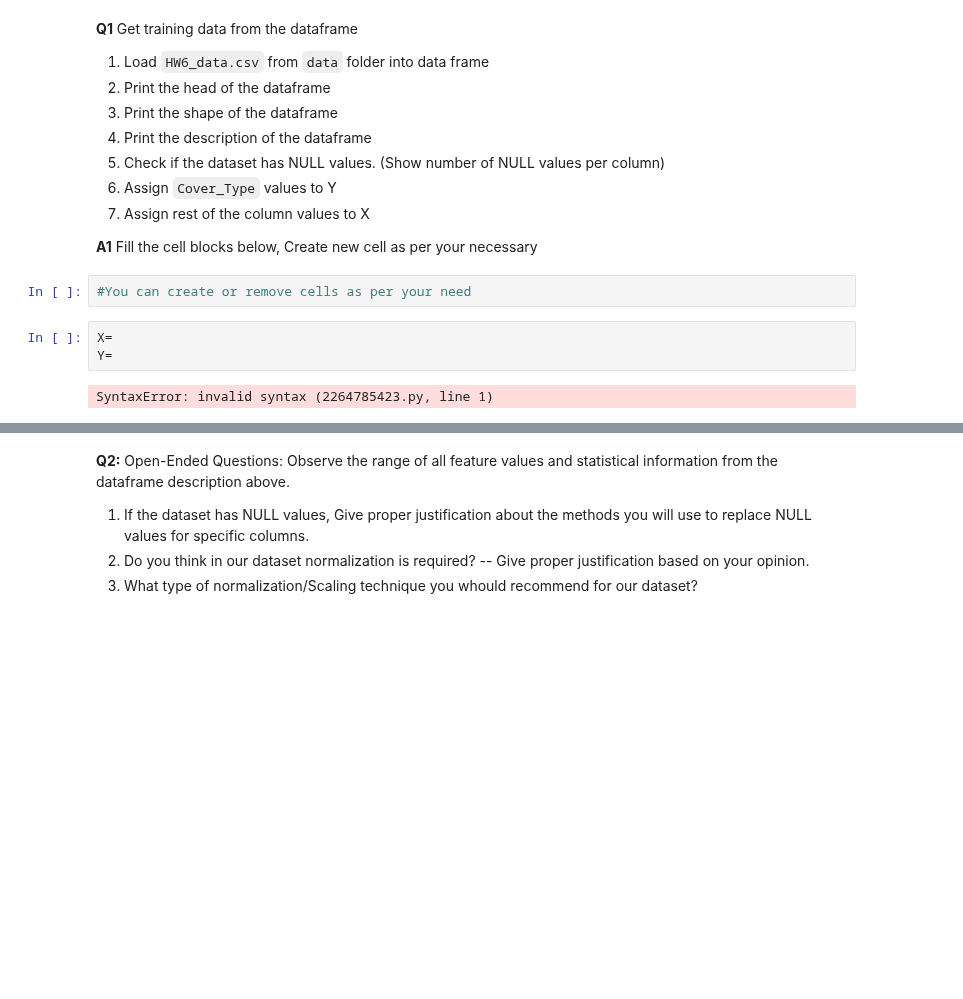
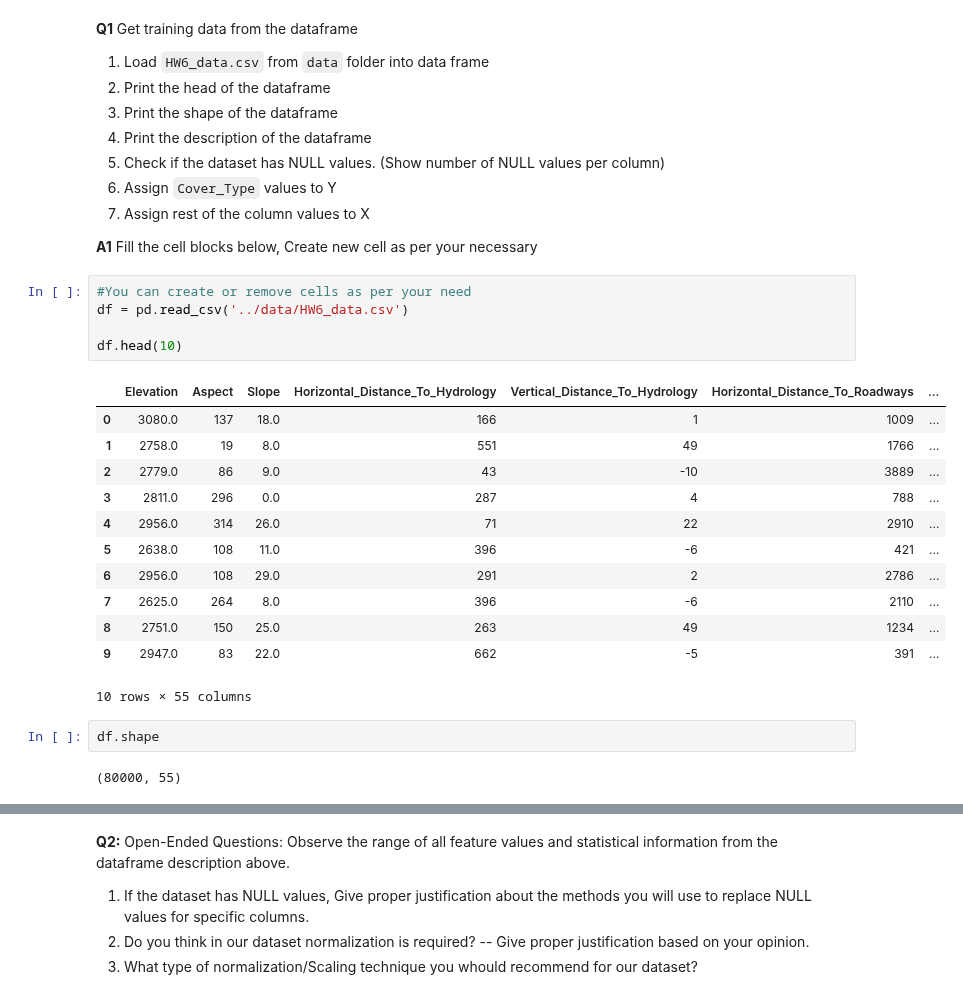
Before and after one commit to P-wig/ML-HW, a Jupyter notebook: HW6/HW6.ipynb, the cells around one changed output, grey strips where cells are left out. Drawn from its saved outputs; the diff is of its cells as text; blank space fills up the shorter version.

```diff
--- a/HW6/HW6.ipynb
+++ b/HW6/HW6.ipynb
@@ -65,8 +65,23 @@ from sklearn.ensemble import RandomForestClassifier
 **A1** Fill the cell blocks below, Create new cell as per your necessary
 # %%
 #You can create or remove cells as per your need
+df = pd.read_csv('../data/HW6_data.csv')
+
+df.head(10)
+# %% [output]
+|  | Elevation | Aspect | Slope | Horizontal_Distance_To_Hydrology | Vertical_Distance_To_Hydrology | Horizontal_Distance_To_Roadways | ... |
+| 0 | 3080.0 | 137 | 18.0 | 166 | 1 | 1009 | ... |
+| 1 | 2758.0 | 19 | 8.0 | 551 | 49 | 1766 | ... |
+| 2 | 2779.0 | 86 | 9.0 | 43 | -10 | 3889 | ... |
+| 3 | 2811.0 | 296 | 0.0 | 287 | 4 | 788 | ... |
+| 4 | 2956.0 | 314 | 26.0 | 71 | 22 | 2910 | ... |
+| 5 | 2638.0 | 108 | 11.0 | 396 | -6 | 421 | ... |
+| 6 | 2956.0 | 108 | 29.0 | 291 | 2 | 2786 | ... |
+| 7 | 2625.0 | 264 | 8.0 | 396 | -6 | 2110 | ... |
+| 8 | 2751.0 | 150 | 25.0 | 263 | 49 | 1234 | ... |
+| 9 | 2947.0 | 83 | 22.0 | 662 | -5 | 391 | ... |
+10 rows × 55 columns
-# %%
-X=
-Y=
-# %% [output]
-SyntaxError: invalid syntax (2264785423.py, line 1)
+# %%
+df.shape
+# %% [output]
+(80000, 55)
```
Also changed, not shown: parts of 3 cells of this notebook, 1 other file.
